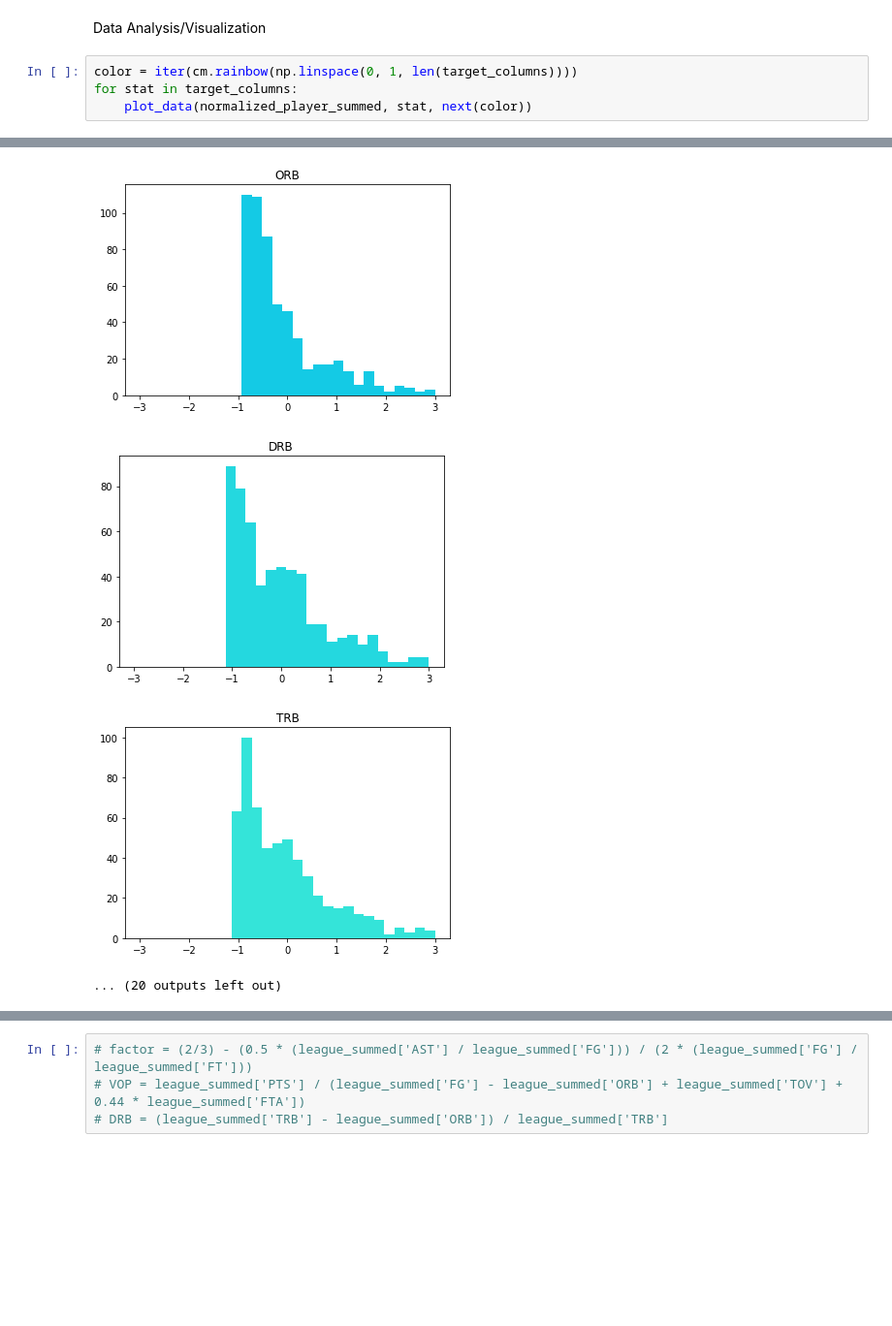
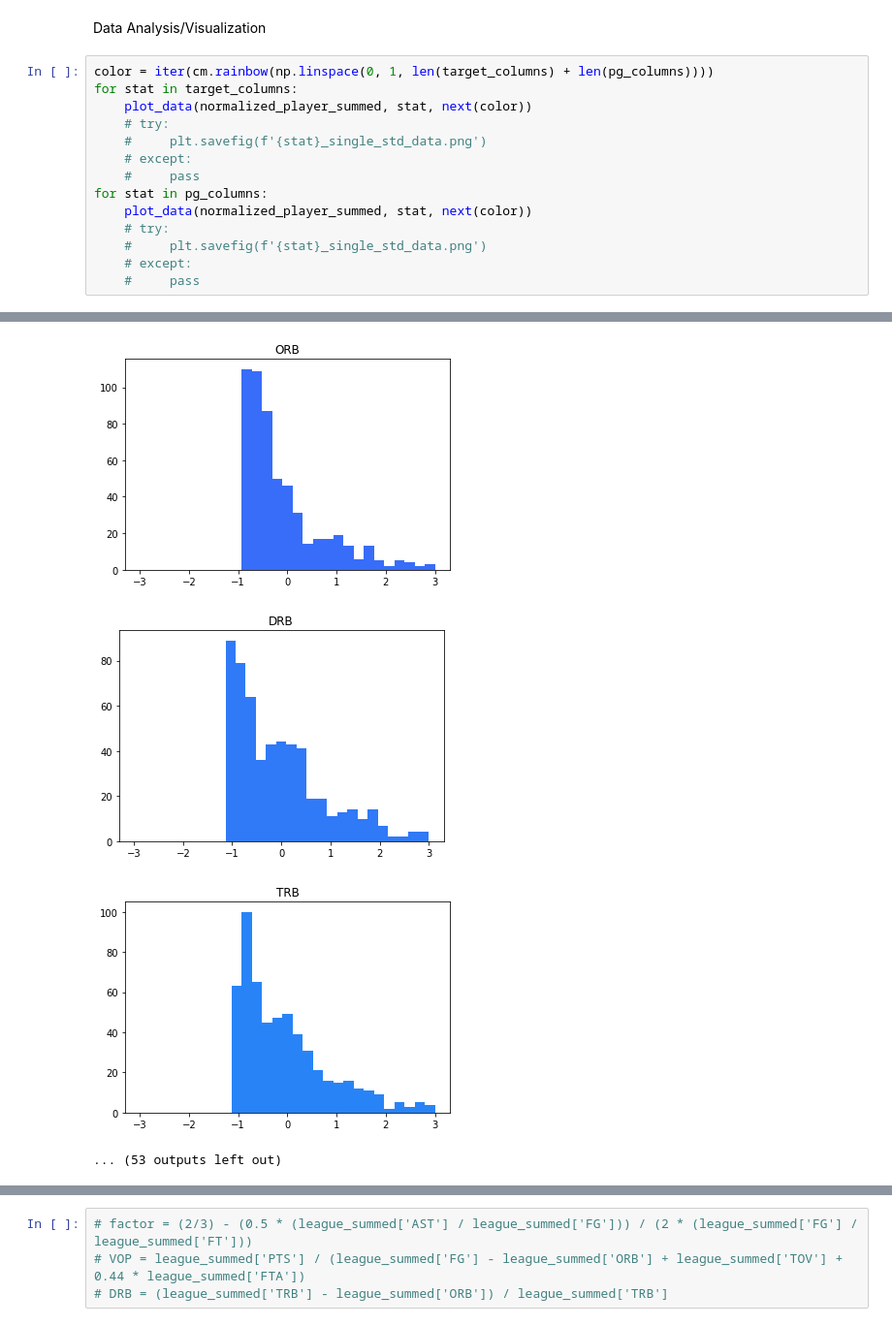
Before and after one commit to jleuschen17/NBADataAnalysis_Visualization, a Jupyter notebook: season_stat_std_analysis.ipynb, the cells around one changed output, grey strips where cells are left out. Shown at 97% size. Cells and saved outputs as stored; diff of their text form; blank space fills up the shorter version.

```diff
--- a/season_stat_std_analysis.ipynb
+++ b/season_stat_std_analysis.ipynb
@@ -377,9 +377,19 @@ normalized_player_summed
 # %% [markdown]
 Data Analysis/Visualization
 # %%
-color = iter(cm.rainbow(np.linspace(0, 1, len(target_columns))))
+color = iter(cm.rainbow(np.linspace(0, 1, len(target_columns) + len(pg_columns))))
 for stat in target_columns:
     plot_data(normalized_player_summed, stat, next(color))
+    # try:
+    #     plt.savefig(f'{stat}_single_std_data.png')
+    # except:
+    #     pass
+for stat in pg_columns:
+    plot_data(normalized_player_summed, stat, next(color))
+    # try:
+    #     plt.savefig(f'{stat}_single_std_data.png')
+    # except:
+    #     pass
 # %% [output]
 [figure]
 [figure]
@@ -393,7 +403,7 @@ for stat in target_columns:
-[figure, old version]
+[figure, new version]
-[figure, old version]
+[figure, new version]
-[figure, old version]
+[figure, new version]
-... (20 outputs left out)
+... (53 outputs left out)
 # %%
 dfs = data_by_std(normalized_player_summed, 'MP')
 dfs
```
Also changed, not shown: parts of 3 cells of this notebook.
